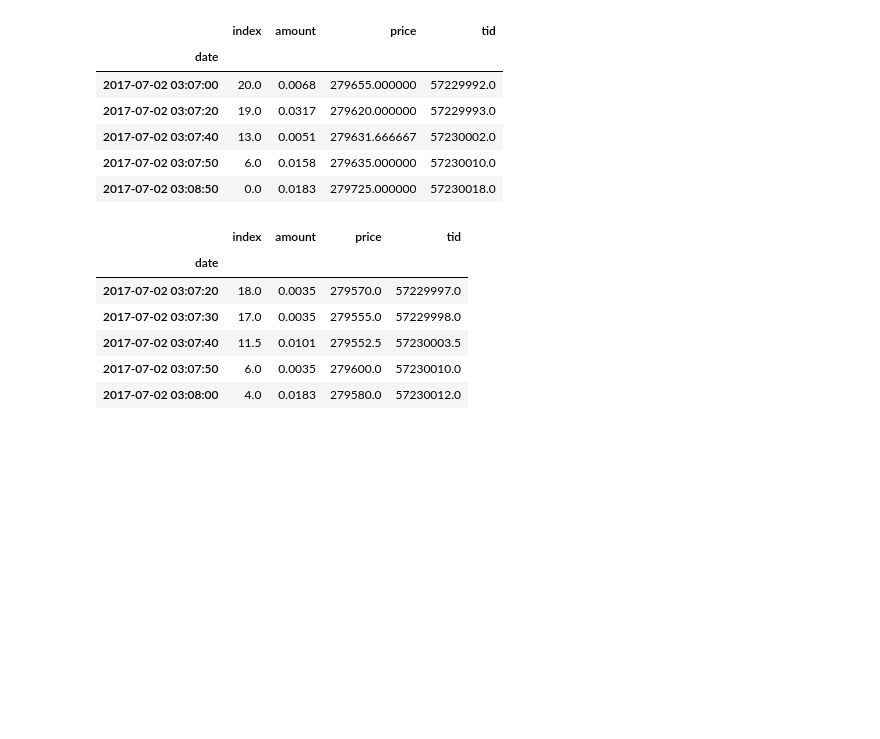
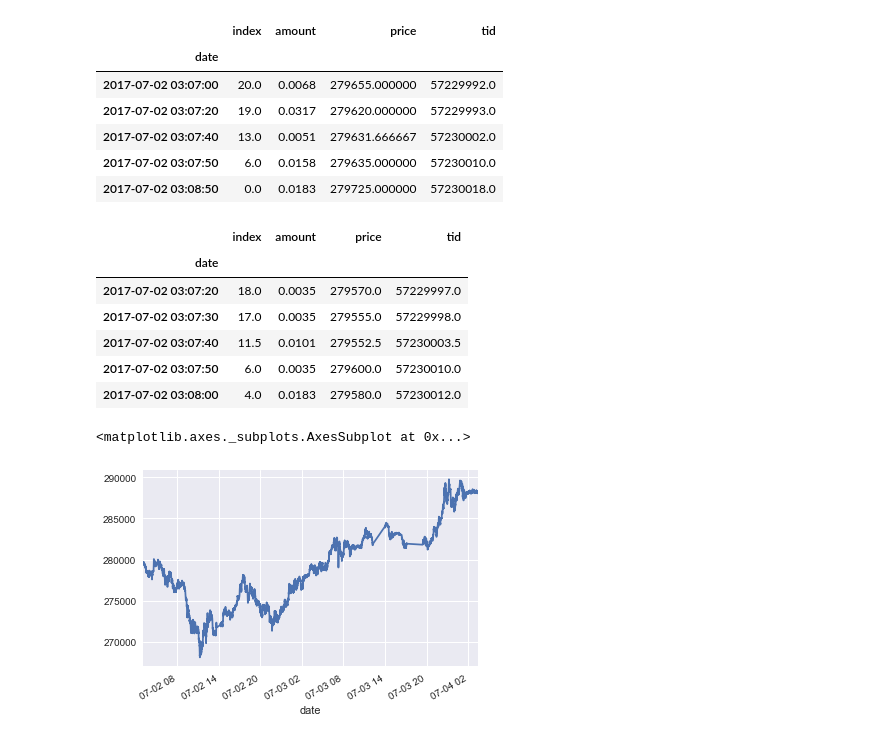
Before and after one commit to pettan0818/zaif_auto_trader, a Jupyter notebook: search_method.ipynb, the cells around one changed output. Drawn from its saved outputs; the diff is of its cells as text; code cells hidden in the pictures; blank space fills up the shorter version.

```diff
--- a/search_method.ipynb
+++ b/search_method.ipynb
@@ -56,3 +56,8 @@ ask_resampled.head()
 | 2017-07-02 03:07:40 | 11.5 | 0.0101 | 279552.5 | 57230003.5 |
 | 2017-07-02 03:07:50 | 6.0 | 0.0035 | 279600.0 | 57230010.0 |
 | 2017-07-02 03:08:00 | 4.0 | 0.0183 | 279580.0 | 57230012.0 |
+# %%
+bid_resampled["price"].plot()
+# %% [output]
+<matplotlib.axes._subplots.AxesSubplot at 0x...>
+[figure, added]
```
Also changed, not shown: parts of 18 cells of this notebook.
